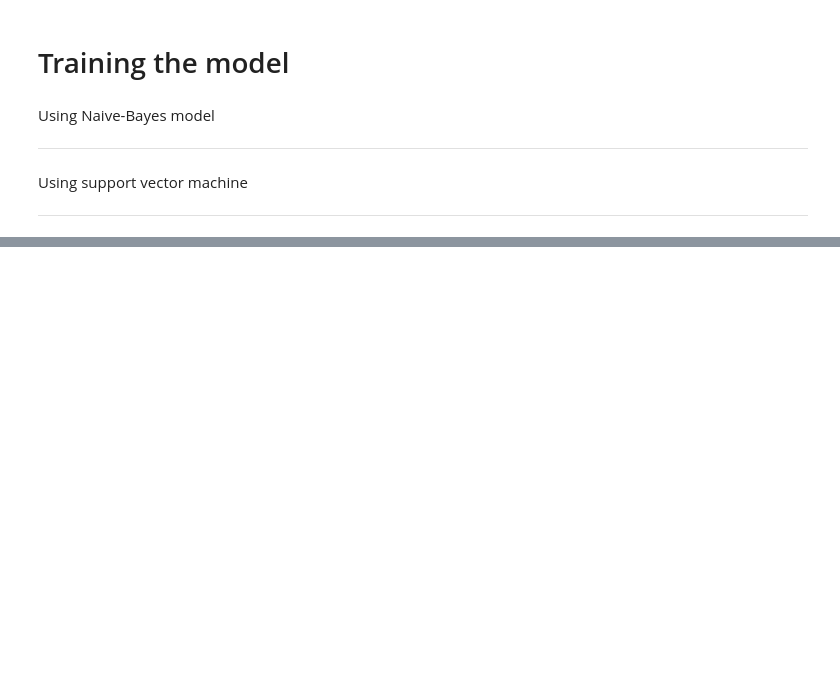
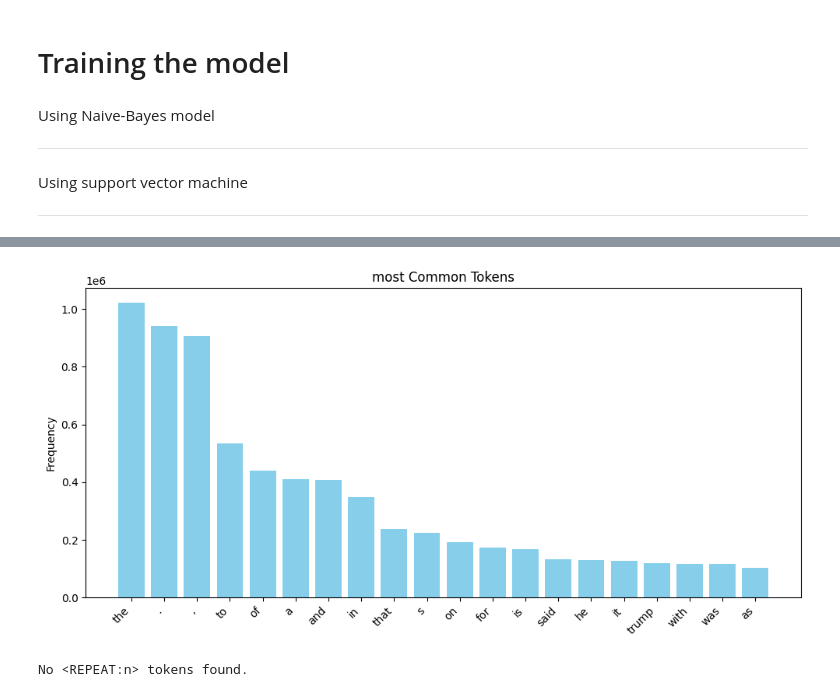
Before and after one commit to gaixen/BCS_recruitment, a Jupyter notebook: VeritasVigil: The truth Watchman/demo_solution.ipynb, the cells around one changed output, grey strips where cells are left out. Drawn from its saved outputs; the diff is of its cells as text; code cells hidden in the pictures; blank space fills up the shorter version.

```diff
--- a/VeritasVigil: The truth Watchman/demo_solution.ipynb
+++ b/VeritasVigil: The truth Watchman/demo_solution.ipynb
@@ -431,0 +443,44 @@ y_pred_svm=svm.predict(X_test)
+# %%
+from collections import Counter
+
+def plot_top_tokens(texts, top_n=20, title='Top Tokens'):
+    tokens = ' '.join(texts).split()
+    token_counts = Counter(tokens)
+    common = token_counts.most_common(top_n)
+    labels, values = zip(*common)
+
+    plt.figure(figsize=(10, 5))
+    plt.bar(labels, values, color='skyblue')
+    plt.xticks(rotation=45, ha='right')
+    plt.title(title)
+    plt.ylabel('Frequency')
+    plt.tight_layout()
+    plt.show()
+plot_top_tokens(updated_text, title='most Common Tokens')
+# %% [output]
+[figure, added]
+# %%
+import re
+
+def plot_repeat_tokens(texts):
+    repeat_counts = Counter()
+    for text in texts:
+        repeats = re.findall(r'<REPEAT:(\d+)>', text)
+        for r in repeats:
+            repeat_counts[int(r)] += 1
+
+    if not repeat_counts:
+        print("No <REPEAT:n> tokens found.")
+        return
+
+    keys, values = zip(*sorted(repeat_counts.items()))
+    plt.figure(figsize=(8, 5))
+    plt.bar(keys, values, color='coral')
+    plt.xlabel('Repeat Count (n)')
+    plt.ylabel('Frequency')
+    plt.title('Distribution of <REPEAT:n> Tokens')
+    plt.xticks(keys)
+    plt.show()
+plot_repeat_tokens(updated_text)
+# %% [output]
+No <REPEAT:n> tokens found.
```
Also changed, not shown: parts of 11 cells of this notebook.
